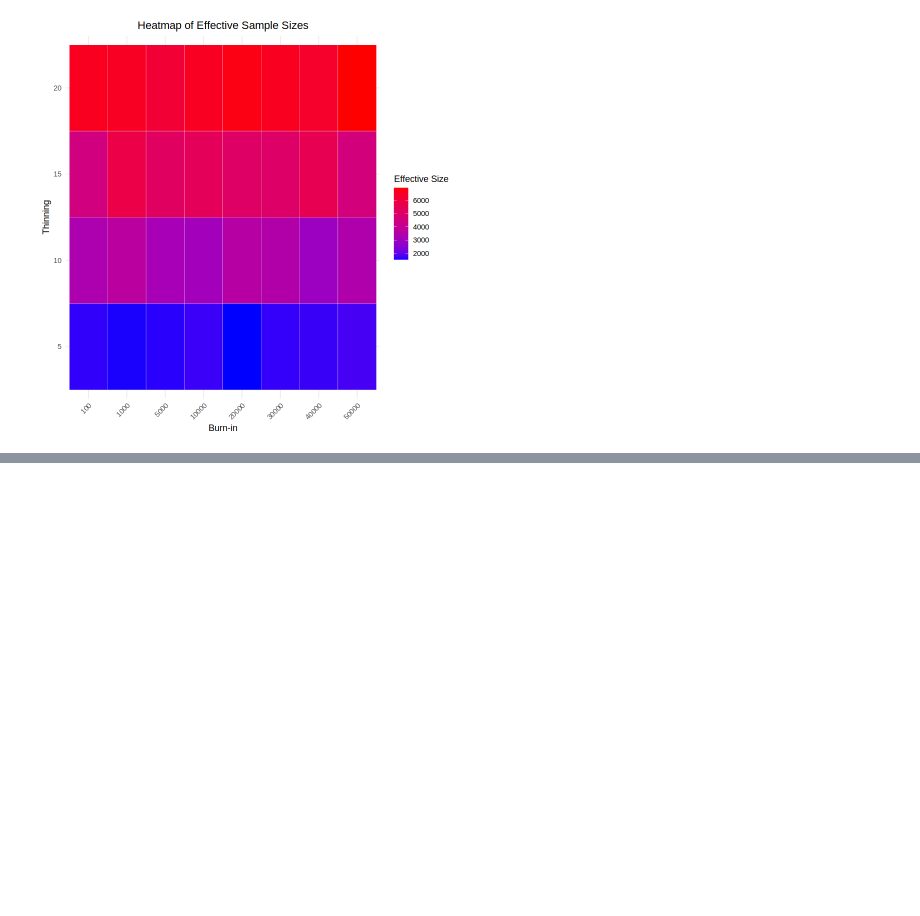
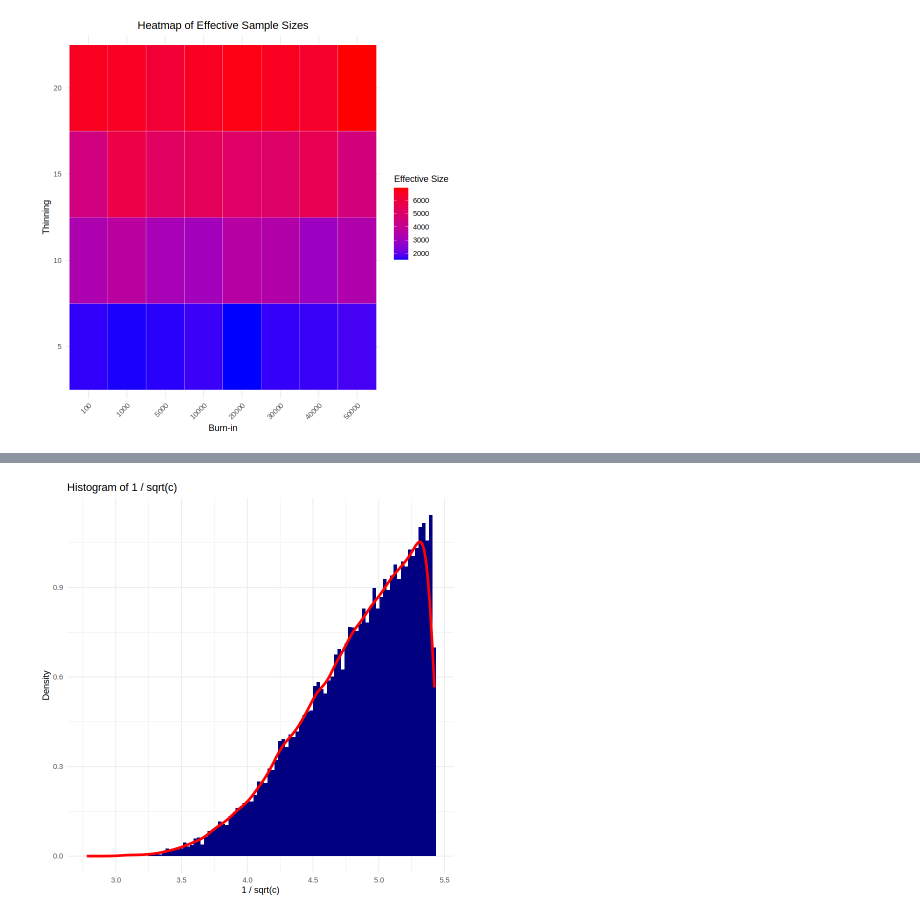
Before and after one commit to Kallo27/Advanced_statistics, a Jupyter notebook: Lab05/CalandraBuonaura_LorenzoRlab05.ipynb, the cells around one changed output, grey strips where cells are left out. Cells and saved outputs as stored; diff of their text form; code cells hidden in the pictures; blank space fills up the shorter version.

```diff
--- a/Lab05/CalandraBuonaura_LorenzoRlab05.ipynb
+++ b/Lab05/CalandraBuonaura_LorenzoRlab05.ipynb
@@ -394,0 +333,13 @@ ERROR: Error in plot.window(xlim, ylim, log = log, ...): need finite 'xlim' valu
+# %%
+c_posterior <- as.data.frame(combined_samples)[["c"]]
+sigma_posterior <- 1 / sqrt(c_posterior)
+
+ggplot(data = data.frame(sigma_posterior), aes(x = sigma_posterior)) +
+  geom_histogram(aes(y = after_stat(density)), bins = 100, fill = "navy") +
+  geom_density(color = "red", linewidth = 1.5) +
+  labs(title = "Histogram of 1 / sqrt(c)",
+       x = "1 / sqrt(c)",
+       y = "Density") +
+  theme_minimal()
+# %% [output]
+[figure, added]
```
Also changed, not shown: parts of 9 cells of this notebook.
